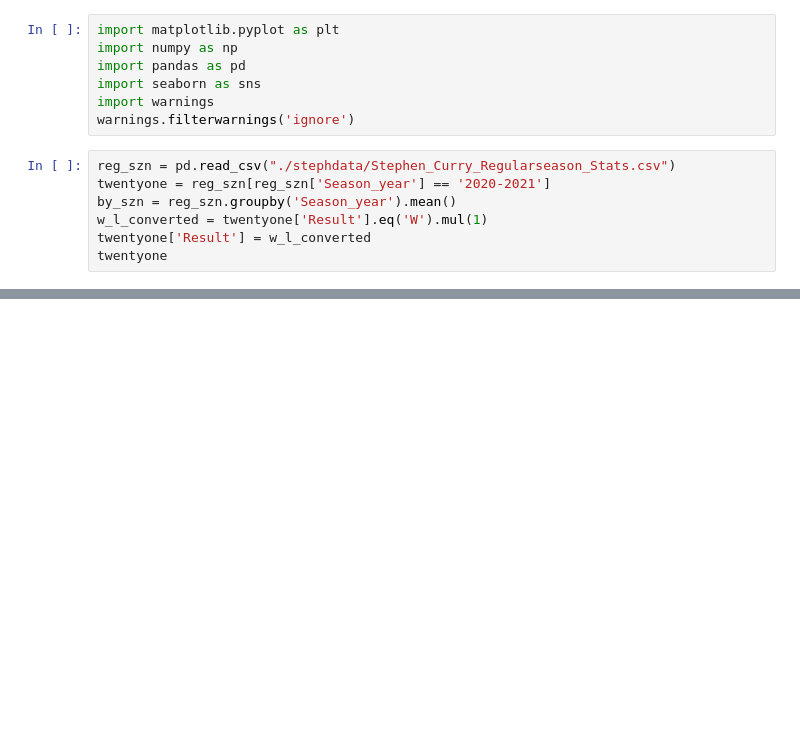
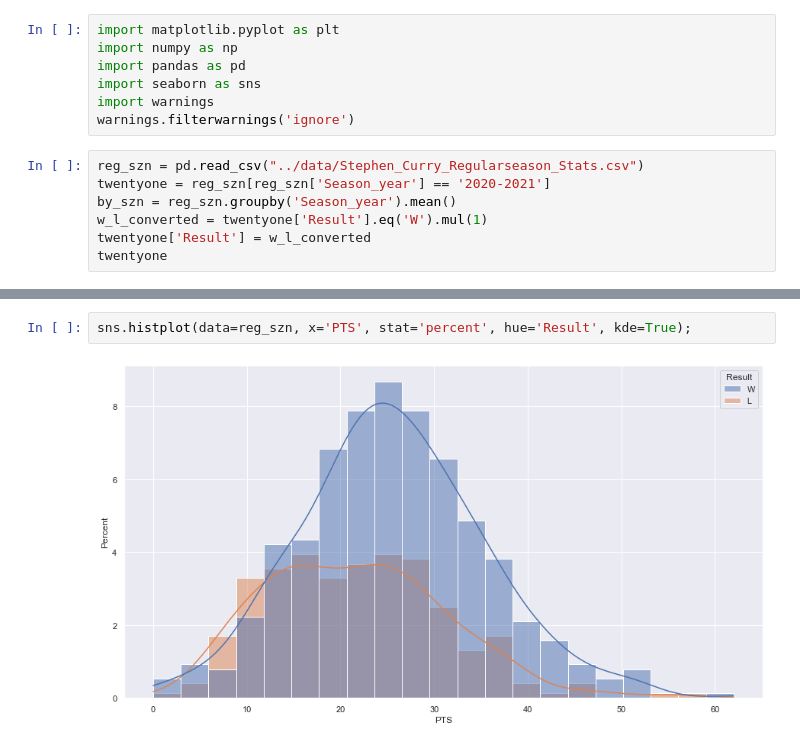
Before and after one commit to sidmurthy/stephstuff, a Jupyter notebook: src/stephplayground.ipynb, the cells around one changed output, grey strips where cells are left out. Drawn from its saved outputs; the diff is of its cells as text; blank space fills up the shorter version.

Commit message:
added some distribution histograms

```diff
--- a/src/stephplayground.ipynb
+++ b/src/stephplayground.ipynb
@@ -6,7 +6,7 @@ import seaborn as sns
 import warnings
 warnings.filterwarnings('ignore')
 # %%
-reg_szn = pd.read_csv("./stephdata/Stephen_Curry_Regularseason_Stats.csv")
+reg_szn = pd.read_csv("../data/Stephen_Curry_Regularseason_Stats.csv")
 twentyone = reg_szn[reg_szn['Season_year'] == '2020-2021']
 by_szn = reg_szn.groupby('Season_year').mean()
 w_l_converted = twentyone['Result'].eq('W').mul(1)
@@ -104,0 +39,4 @@ sns.heatmap(post_szn_numeric_normalized.corr(), cmap='viridis')
+# %%
+sns.histplot(data=reg_szn, x='PTS', stat='percent', hue='Result', kde=True);
+# %% [output]
+[figure, added]
```
Also changed, not shown: parts of 11 cells of this notebook, 1 other file.
